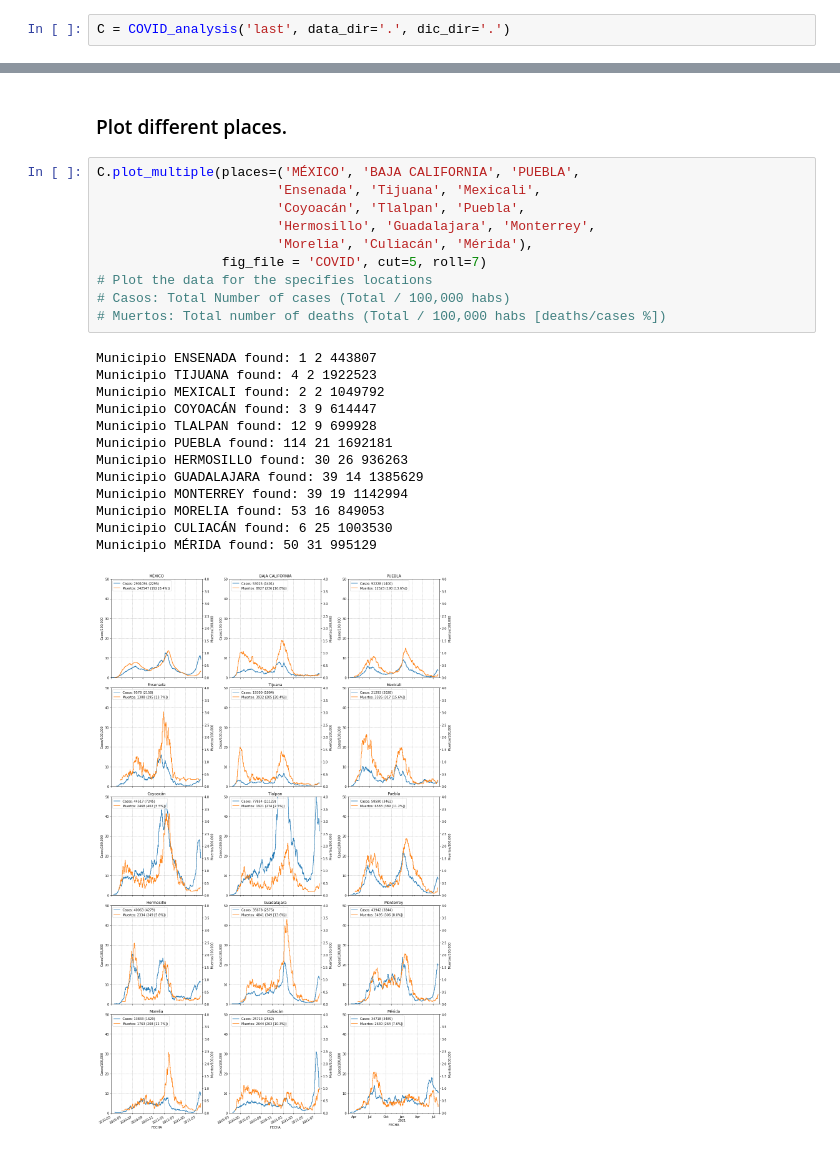
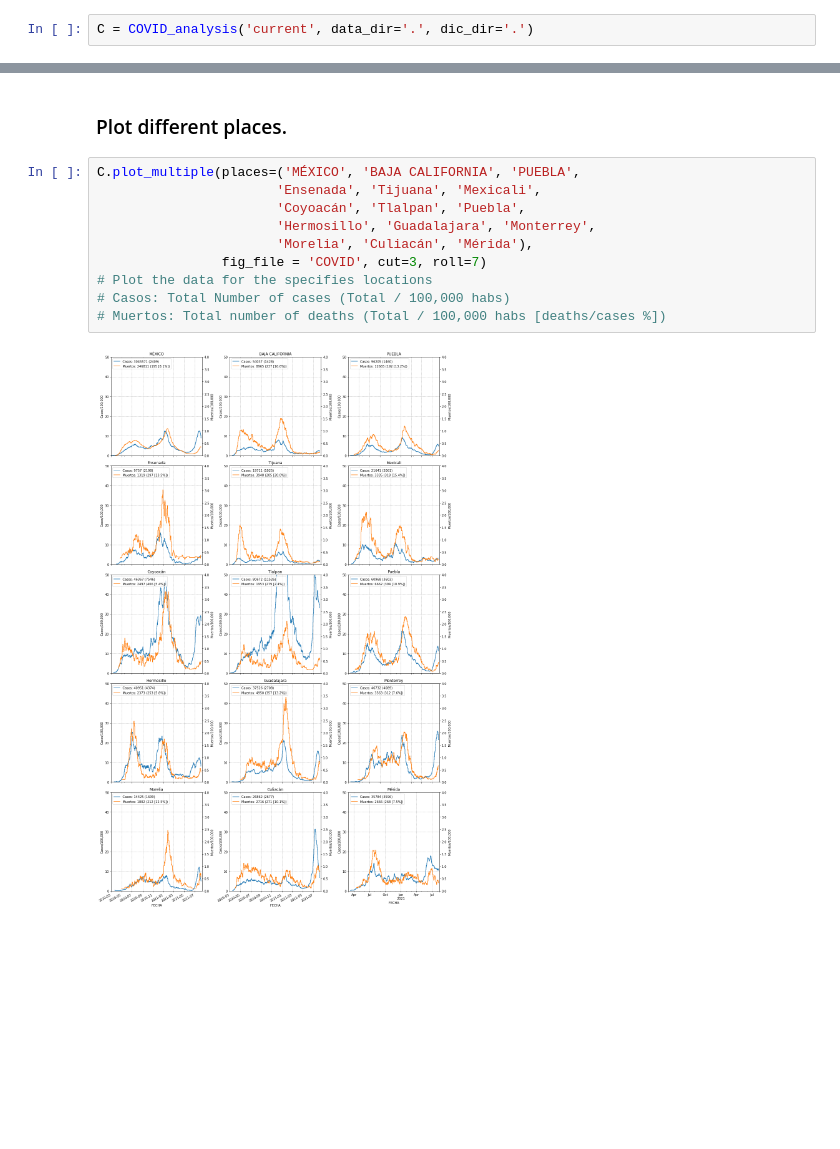
Before and after one commit to Morisset/plot_COVID_Mex, a Jupyter notebook: plot_COVID.ipynb, the cells around one changed output, grey strips where cells are left out. Saved outputs shown, nothing was run; the diff lists cells and outputs as text; blank space fills up the shorter version.

```diff
--- a/plot_COVID.ipynb
+++ b/plot_COVID.ipynb
@@ -443,7 +443,7 @@ May take few minutes.""".format(data_file))
 # %% [markdown]
 ### Instantiate the class that manage the data.
 # %%
-C = COVID_analysis('last', data_dir='.', dic_dir='.')
+C = COVID_analysis('current', data_dir='.', dic_dir='.')
 # %% [output]
 Reading Dictionnary at diccionario_datos_covid19/201128 Catalogos.xlsx for Place codes.
 Reading Population at iter_00_cpv2020_csv/conjunto_de_datos/conjunto_de_datos_iter_00_cpv2020.csv.
@@ -463,27 +463,15 @@ array(['JULIMES', 'SAN JULIÁN', 'ASUNCIÓN TLACOLULITA', 'CULIACÁN'],
 # %%
 C.plot_multiple(places=('MÉXICO', 'BAJA CALIFORNIA', 'PUEBLA',
                        'Ensenada', 'Tijuana', 'Mexicali',
                        'Coyoacán', 'Tlalpan', 'Puebla',
                        'Hermosillo', 'Guadalajara', 'Monterrey',
                        'Morelia', 'Culiacán', 'Mérida'),
-                fig_file = 'COVID', cut=5, roll=7)
+                fig_file = 'COVID', cut=3, roll=7)
 # Plot the data for the specifies locations
 # Casos: Total Number of cases (Total / 100,000 habs)
 # Muertos: Total number of deaths (Total / 100,000 habs [deaths/cases %])
 # %% [output]
-Municipio ENSENADA found: 1 2 443807
-Municipio TIJUANA found: 4 2 1922523
-Municipio MEXICALI found: 2 2 1049792
-Municipio COYOACÁN found: 3 9 614447
-Municipio TLALPAN found: 12 9 699928
-Municipio PUEBLA found: 114 21 1692181
-Municipio HERMOSILLO found: 30 26 936263
-Municipio GUADALAJARA found: 39 14 1385629
-Municipio MONTERREY found: 39 19 1142994
-Municipio MORELIA found: 53 16 849053
-Municipio CULIACÁN found: 6 25 1003530
-Municipio MÉRIDA found: 50 31 995129
-[figure, old version]
+[figure, new version]
 # %%
 C.print_stats_states()
 # %% [output]
```
Also changed, not shown: parts of 2 cells of this notebook.
